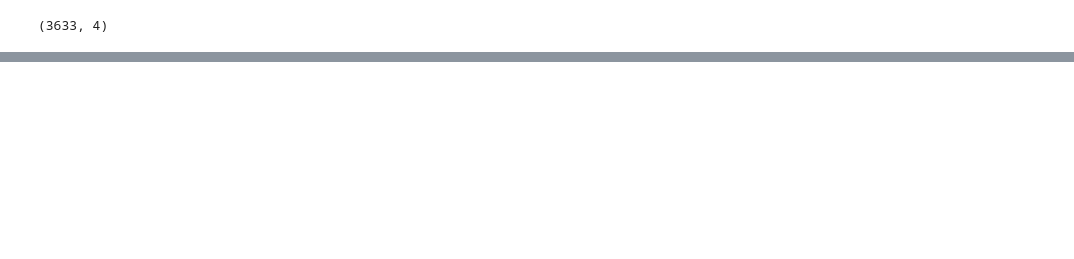
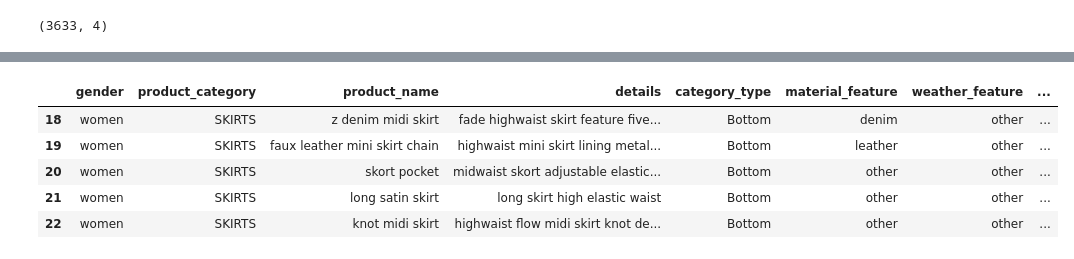
Before and after one commit to pawarsp/what-to-wear-today, a Jupyter notebook: notebook/preprocessing_clothes.ipynb, the cells around one changed output, grey strips where cells are left out. Saved outputs shown, nothing was run; the diff lists cells and outputs as text; code cells hidden in the pictures; blank space fills up the shorter version.

Commit message:
feature extraction

```diff
--- a/notebook/preprocessing_clothes.ipynb
+++ b/notebook/preprocessing_clothes.ipynb
@@ -190,7 +192,7 @@ clothes["text"] = clothes["product_name"].fillna('') + " " + clothes["details"].
 
 # Define ambiguous categories to reassign
 ambiguous_cats = ["WORKWEARNEW", "BASICS", "LOUNGEWEARNEW",
-                  "SPECIAL PRICES", "LINEN", "ZARA ATHLETICZ", "ZARA ORIGINS", "CO-ORD SETS"]
+                  "SPECIAL PRICES", "LINEN", "ZARA ATHLETICZ", "ZARA ORIGINS",  "KNITWEAR", "CO-ORD SETS"]
 # %%
 
 # Training
@@ -300,7 +300,7 @@ print(clothes.shape)
 # %% [output]
 (3633, 4)
 # %%
-# --- 1. Define lists for each broad category ---
+
 tops = [
     "T-SHIRTS", "SHIRTS", "BLAZERS", "JACKETS", "OVERSHIRTS",
     "T-SHIRTS_SWEATSHIRTS", "HOODIES_SWEATSHIRTS", "POLO SHIRTS",
@@ -308,14 +308,14 @@ tops = [
 ]
 
 bottoms = [
-    "TROUSERS", "JEANS", "SHORTS", "SKIRTS", "SHORTS_SKORTS", "DRESSES_JUMPSUITS"
+    "TROUSERS", "JEANS", "SHORTS", "SKIRTS", "SHORTS_SKORTS"
 ]
 
 shoes = ["SHOES"]
 
 accessories = ["ACCESSORIES"]
 
-# --- 2. Define function to map product_category to category_type ---
+
 def assign_category_type(cat):
     if cat in tops:
         return "Top"
@@ -328,7 +328,7 @@ def assign_category_type(cat):
     else:
         return "Other"
 
-# --- 3. Apply function to create new column ---
+
 clothes["category_type"] = clothes["product_category"].apply(assign_category_type)
 print(clothes[["product_category", "category_type"]].drop_duplicates())
 # %% [output]
@@ -352 +361,73 @@ print(clothes[["product_category", "category_type"]].drop_duplicates())
+# %%
+import pandas as pd
+import numpy as np
+import re
+
+# --- Material and category mappings ---
+material_mapping = [
+    "acetate", "alpaca", "cotton", "cashmere", "denim", "gabardine", "gabardinestyle", "gabardinetype",
+    "leather", "linen", "lyocell", "liocell", "modal", "neoprene", "organza", "polyester", "polyamide",
+    "polyurethane", "ramie", "silk", "suede", "velvet", "viscose", "wool", "jute", "juteline"
+]
+
+weather_mapping = {
+    "breathable": ["breathable", "breathability", "frontbreathableantiodour"],
+    "absorbent": ["absorbent", "absorption"],
+    "waterproof": ["water", "waterrepellent"],
+    "windproof": ["wind", "windbreaker"],
+    "insulation": ["thermal", "thermos", "thermoseale", "insulation", "insulate"],
+    "light": ["lightweight", "lightness", "lightly"],
+    "outerwear": ["anorak", "bomber", "hoodie", "raincoat", "trench", "puffer", "puffy"],
+    "knitwear": ["sweater", "sweatshirt", "cardigan", "knit", "pullover"],
+    "other_weather": []
+}
+
+coverage_mapping = {
+    "short": ["short", "shortsstyle", "sleeveless", "sleevelessfitte", "mini"],
+    "long": ["long", "longline", "longleg"],
+    "other_coverage": []
+}
+
+# --- Feature extraction functions ---
+def extract_materials(text, materials):
+    if pd.isna(text):
+        return np.nan
+    text = str(text).lower()
+    found = [mat for mat in materials if re.search(rf"\b{mat}\b", text)]
+    return ", ".join(found) if found else "other"
+
+def extract_main_category(text, mapping):
+    if pd.isna(text):
+        return np.nan
+    text = str(text).lower()
+    for category, keywords in mapping.items():
+        if any(keyword in text for keyword in keywords):
+            return category
+    return "other"
+
+# --- Create a copy of the original dataframe ---
+clothes_features = clothes.copy()
+
+# --- Combine text columns ---
+clothes_features["combined_text"] = clothes_features["product_name"].fillna("") + " " + clothes_features["details"].fillna("")
+
+# --- Extract features ---
+clothes_features["material_feature"] = clothes_features["combined_text"].apply(lambda x: extract_materials(x, material_mapping))
+clothes_features["weather_feature"] = clothes_features["combined_text"].apply(lambda x: extract_main_category(x, weather_mapping))
+clothes_features["coverage_feature"] = clothes_features["combined_text"].apply(lambda x: extract_main_category(x, coverage_mapping))
+
+# --- Drop the temporary combined_text column ---
+clothes_features = clothes_features.drop(columns=["combined_text"])
+
+# --- Save to CSV ---
+clothes_features.to_csv("clothes_features.csv", index=False)
+
+clothes_features.head()
+# %% [output]
+|  | gender | product_category | product_name | details | category_type | material_feature | weather_feature | ... |
+| 18 | women | SKIRTS | z denim midi skirt | fade highwaist skirt feature five... | Bottom | denim | other | ... |
+| 19 | women | SKIRTS | faux leather mini skirt chain | highwaist mini skirt lining metal... | Bottom | leather | other | ... |
+| 20 | women | SKIRTS | skort pocket | midwaist skort adjustable elastic... | Bottom | other | other | ... |
+| 21 | women | SKIRTS | long satin skirt | long skirt high elastic waist | Bottom | other | other | ... |
+| 22 | women | SKIRTS | knot midi skirt | highwaist flow midi skirt knot de... | Bottom | other | other | ... |
 # %%
```
Also changed, not shown: parts of 13 cells of this notebook.
